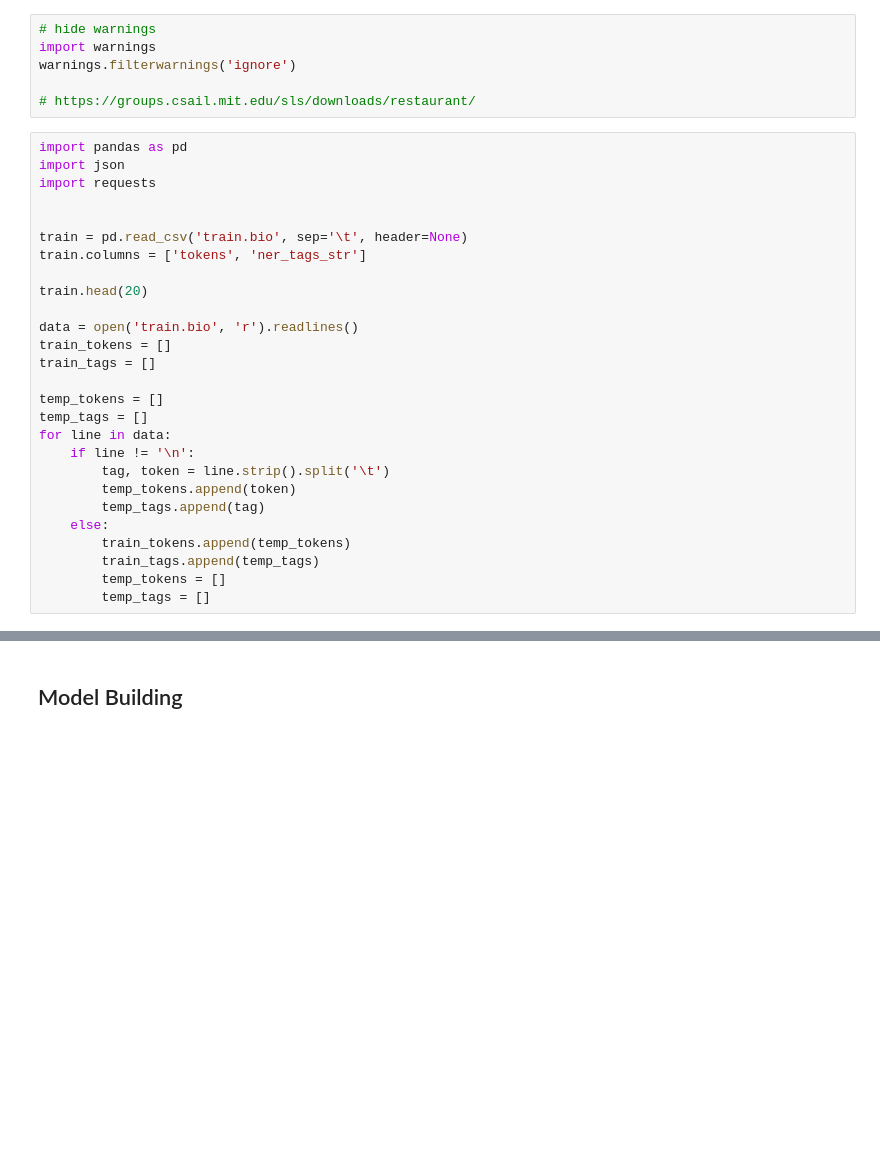
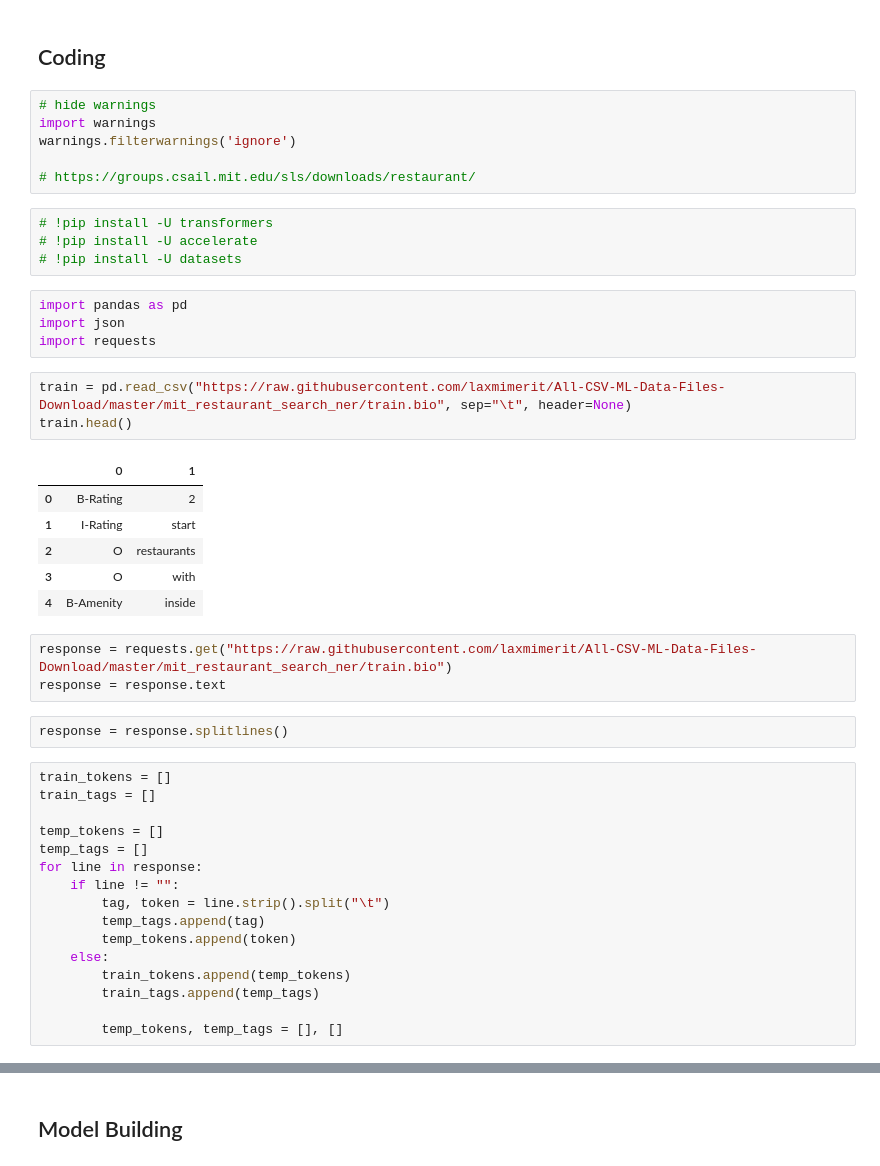
Before and after one commit to laxmimerit/Fine-Tuning-LLM-with-HuggingFace, a Jupyter notebook: 8-Restaurant_Search_NER_Recognition_By_Fine_Tuning_DistilBERT/Restaurant_Search_NER_Recognition_By_Fine_Tuning_DistilBERT.ipynb, the cells around one changed output, grey strips where cells are left out. Cells and saved outputs as stored; diff of their text form; blank space fills up the shorter version.

```diff
--- a/8-Restaurant_Search_NER_Recognition_By_Fine_Tuning_DistilBERT/Restaurant_Search_NER_Recognition_By_Fine_Tuning_DistilBERT.ipynb
+++ b/8-Restaurant_Search_NER_Recognition_By_Fine_Tuning_DistilBERT/Restaurant_Search_NER_Recognition_By_Fine_Tuning_DistilBERT.ipynb
@@ -1,35 +102,49 @@
+# %% [markdown]
+## Coding
 # %%
 # hide warnings
 import warnings
 warnings.filterwarnings('ignore')
 
 # https://groups.csail.mit.edu/sls/downloads/restaurant/
+# %%
+# !pip install -U transformers
+# !pip install -U accelerate
+# !pip install -U datasets
+# %%
+import pandas as pd
+import json
+import requests
+# %%
+train = pd.read_csv("https://raw.githubusercontent.com/laxmimerit/All-CSV-ML-Data-Files-Download/master/mit_restaurant_search_ner/train.bio", sep="\t", header=None)
+train.head()
+# %% [output]
+|  | 0 | 1 |
+| 0 | B-Rating | 2 |
+| 1 | I-Rating | start |
+| 2 | O | restaurants |
+| 3 | O | with |
+| 4 | B-Amenity | inside |
+# %%
+response = requests.get("https://raw.githubusercontent.com/laxmimerit/All-CSV-ML-Data-Files-Download/master/mit_restaurant_search_ner/train.bio")
+response = response.text
+# %%
+response = response.splitlines()
 # %%
-import pandas as pd
-import json
-import requests
-
-
-train = pd.read_csv('train.bio', sep='\t', header=None)
-train.columns = ['tokens', 'ner_tags_str']
-
-train.head(20)
-
-data = open('train.bio', 'r').readlines()
 train_tokens = []
 train_tags = []
 
 temp_tokens = []
 temp_tags = []
-for line in data:
-    if line != '\n':
-        tag, token = line.strip().split('\t')
+for line in response:
+    if line != "":
+        tag, token = line.strip().split("\t")
+        temp_tags.append(tag)
         temp_tokens.append(token)
-        temp_tags.append(tag)
     else:
         train_tokens.append(temp_tokens)
         train_tags.append(temp_tags)
-        temp_tokens = []
-        temp_tags = []
+
+        temp_tokens, temp_tags = [], []
 # %%
 len(train_tokens), len(train_tags)
```
Also changed, not shown: parts of 36 cells of this notebook, 1 other file.
